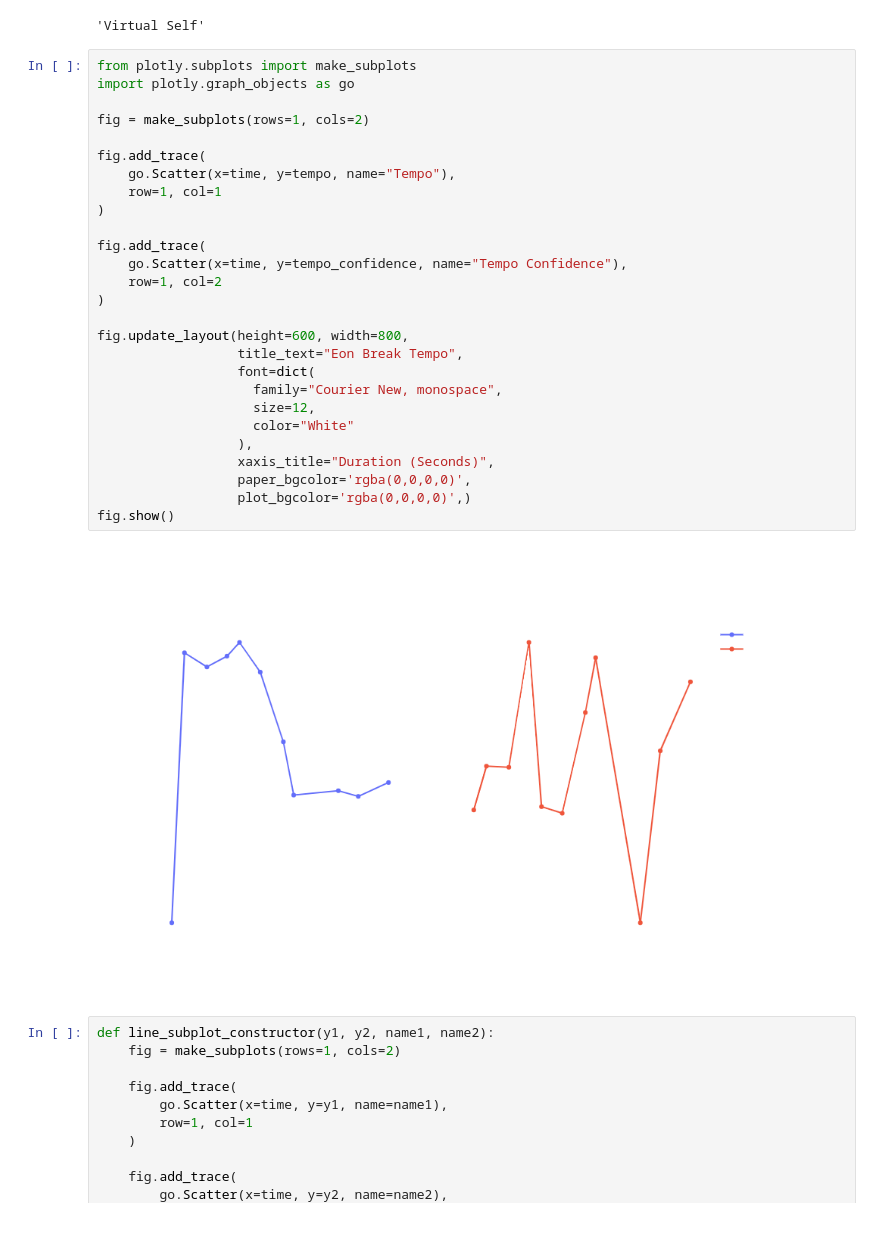
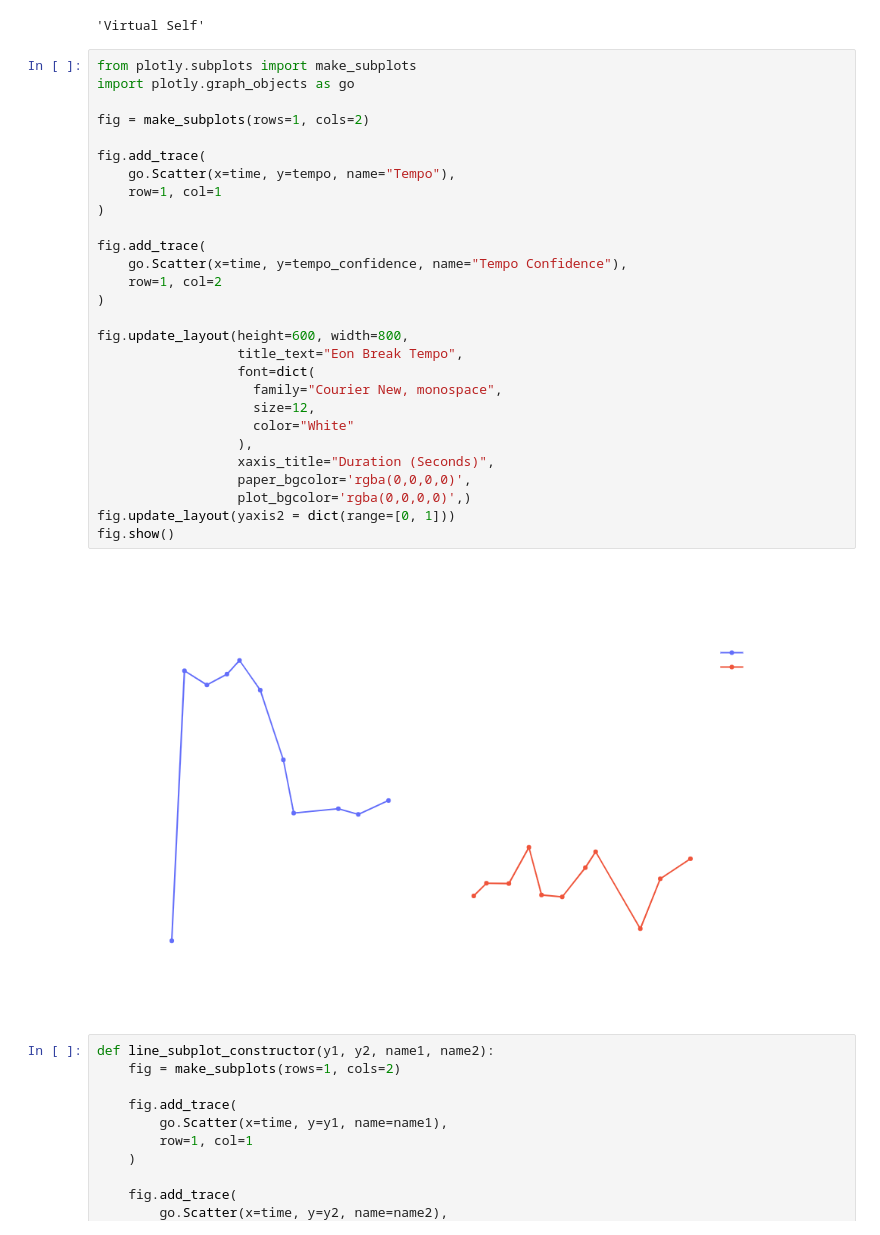
Before and after one commit to ericly906/trackolini-django, a Jupyter notebook: Untitled.ipynb, the cells around one changed output. Drawn from its saved outputs; the diff is of its cells as text.

```diff
--- a/Untitled.ipynb
+++ b/Untitled.ipynb
@@ -172,32 +156,33 @@ spotify.search(q="artist:virtual self, track:ghost voices", type='track')['track
 # %%
 from plotly.subplots import make_subplots
 import plotly.graph_objects as go
 
 fig = make_subplots(rows=1, cols=2)
 
 fig.add_trace(
     go.Scatter(x=time, y=tempo, name="Tempo"),
     row=1, col=1
 )
 
 fig.add_trace(
     go.Scatter(x=time, y=tempo_confidence, name="Tempo Confidence"),
     row=1, col=2
 )
 
 fig.update_layout(height=600, width=800,
                   title_text="Eon Break Tempo",
                   font=dict(
                     family="Courier New, monospace",
                     size=12,
                     color="White"
                   ),
                   xaxis_title="Duration (Seconds)",
                   paper_bgcolor='rgba(0,0,0,0)',
                   plot_bgcolor='rgba(0,0,0,0)',)
+fig.update_layout(yaxis2 = dict(range=[0, 1]))
 fig.show()
 # %% [output]
-[figure, old version]
+[figure, new version]
 # %%
 def line_subplot_constructor(y1, y2, name1, name2):
     fig = make_subplots(rows=1, cols=2)
```
Also changed, not shown: parts of 2 cells of this notebook, 4 other files.
